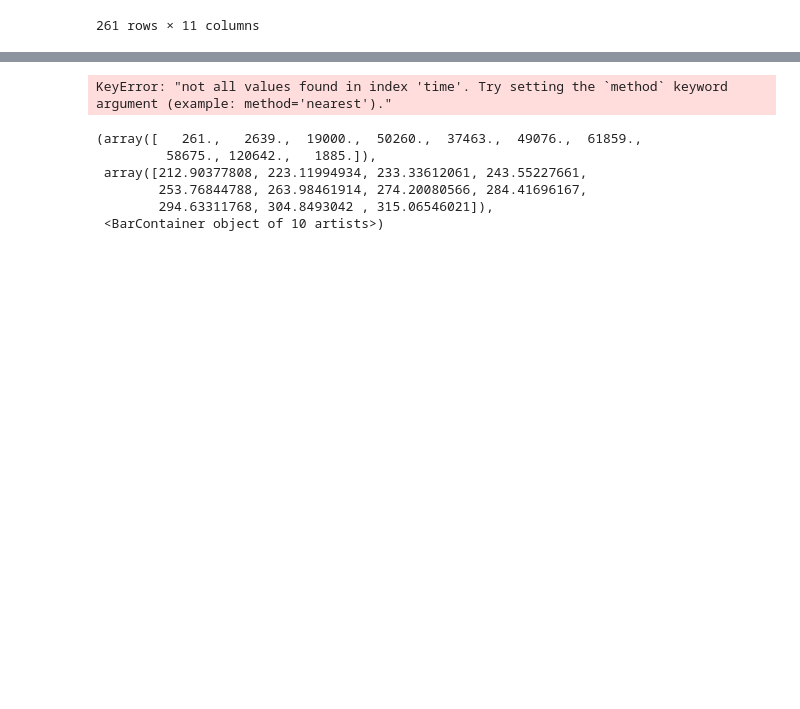
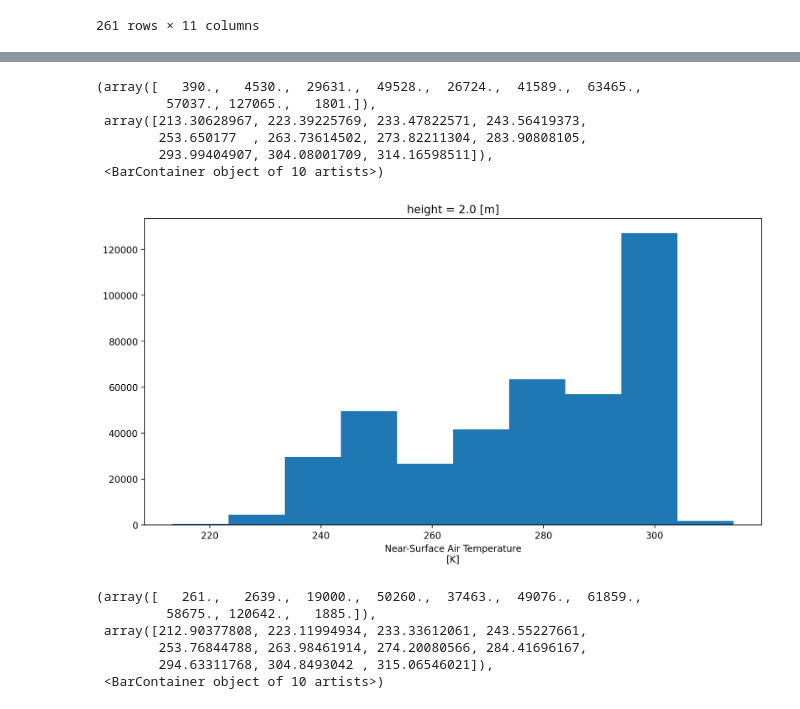
Before and after one commit to DonLe727/DSC-106-Project-3, a Jupyter notebook: CMIP Draft.ipynb, the cells around one changed output, grey strips where cells are left out. Drawn from its saved outputs; the diff is of its cells as text; code cells hidden in the pictures; blank space fills up the shorter version.

```diff
--- a/CMIP Draft.ipynb
+++ b/CMIP Draft.ipynb
@@ -337,7 +337,13 @@ Data variables:
     variable_id:            tas
     variant_label:          r1i1p5f1
 # %%
-ds_day_ssp126.tas.sel(time='2020-01').squeeze().plot()
+ds_day_ssp126.tas.sel(time='2015-01').squeeze().plot() #This is 2015
 # %% [output]
-KeyError: "not all values found in index 'time'. Try setting the `method` keyword argument (example: method='nearest')."
+(array([   390.,   4530.,  29631.,  49528.,  26724.,  41589.,  63465.,
+         57037., 127065.,   1801.]),
+ array([213.30628967, 223.39225769, 233.47822571, 243.56419373,
+        253.650177  , 263.73614502, 273.82211304, 283.90808105,
+        293.99404907, 304.08001709, 314.16598511]),
+ <BarContainer object of 10 artists>)
+[figure, added]
 # %%
```
Also changed, not shown: parts of 3 cells of this notebook, 1 other file.
